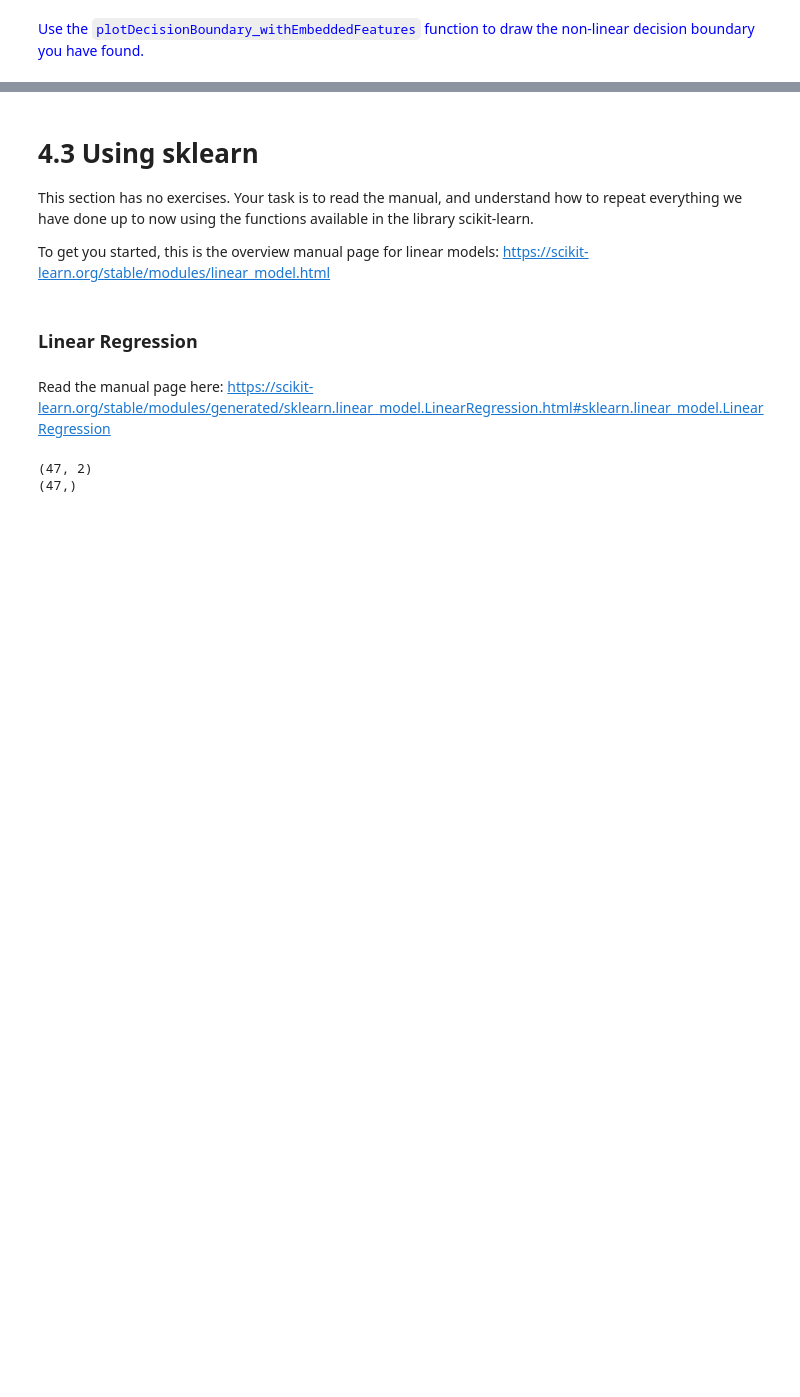
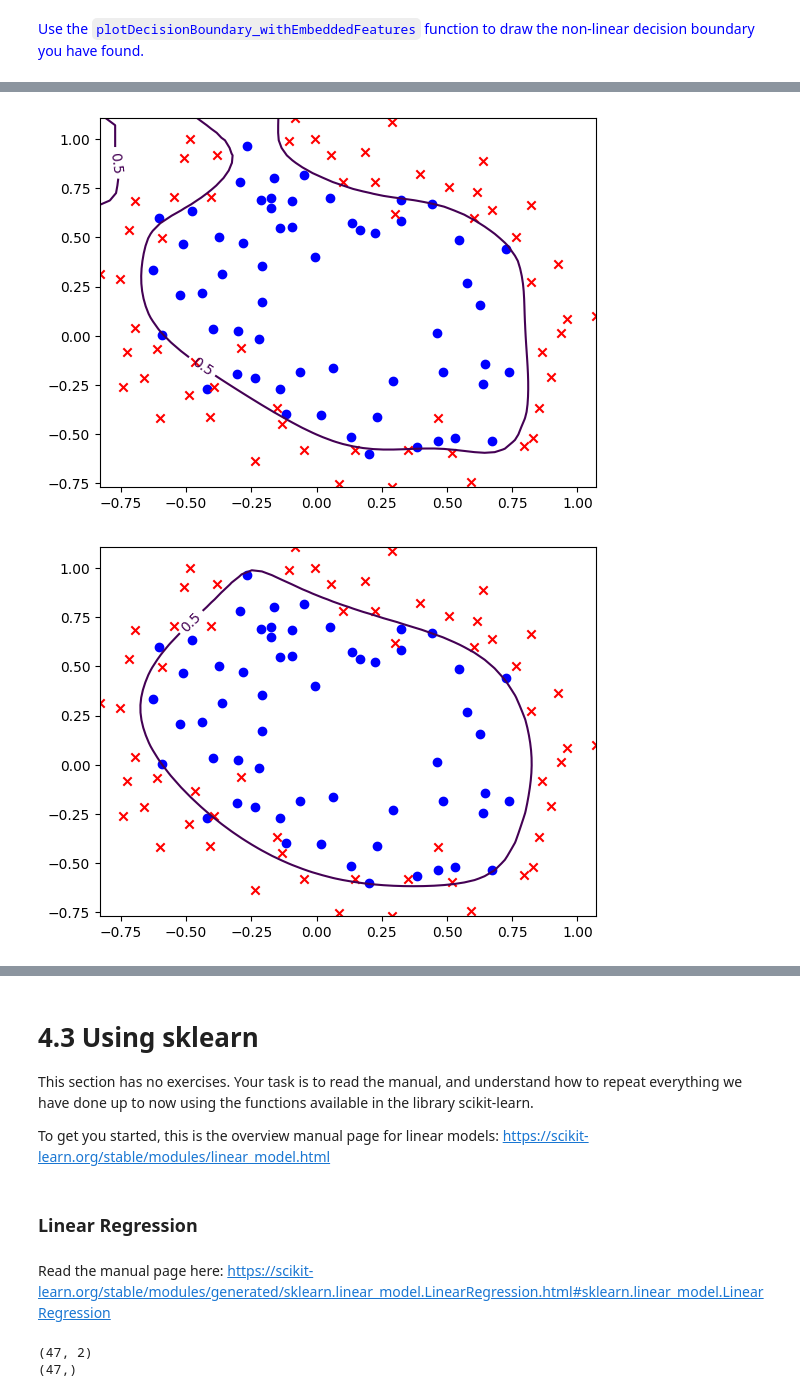
Before and after one commit to Pikurrot/ml-problems-uab, a Jupyter notebook: Session 4 - Regularisation/P4_Regularisation.ipynb, the cells around one changed output, grey strips where cells are left out. Drawn from its saved outputs; the diff is of its cells as text; code cells hidden in the pictures; blank space fills up the shorter version.

```diff
--- a/Session 4 - Regularisation/P4_Regularisation.ipynb
+++ b/Session 4 - Regularisation/P4_Regularisation.ipynb
@@ -303,0 +396,8 @@ def plotDecisionBoundary_withEmbeddedFeatures(X, y, w, degrees, means, sigmas):
+# %%
+#Your Code Here
+
+for i in range(len(lambda_range)):
+	plotDecisionBoundary_withEmbeddedFeatures(X, y, weights[i], deg, means, stds)
+# %% [output]
+[figure, added]
+[figure, added]
```
Also changed, not shown: parts of 30 cells of this notebook.
